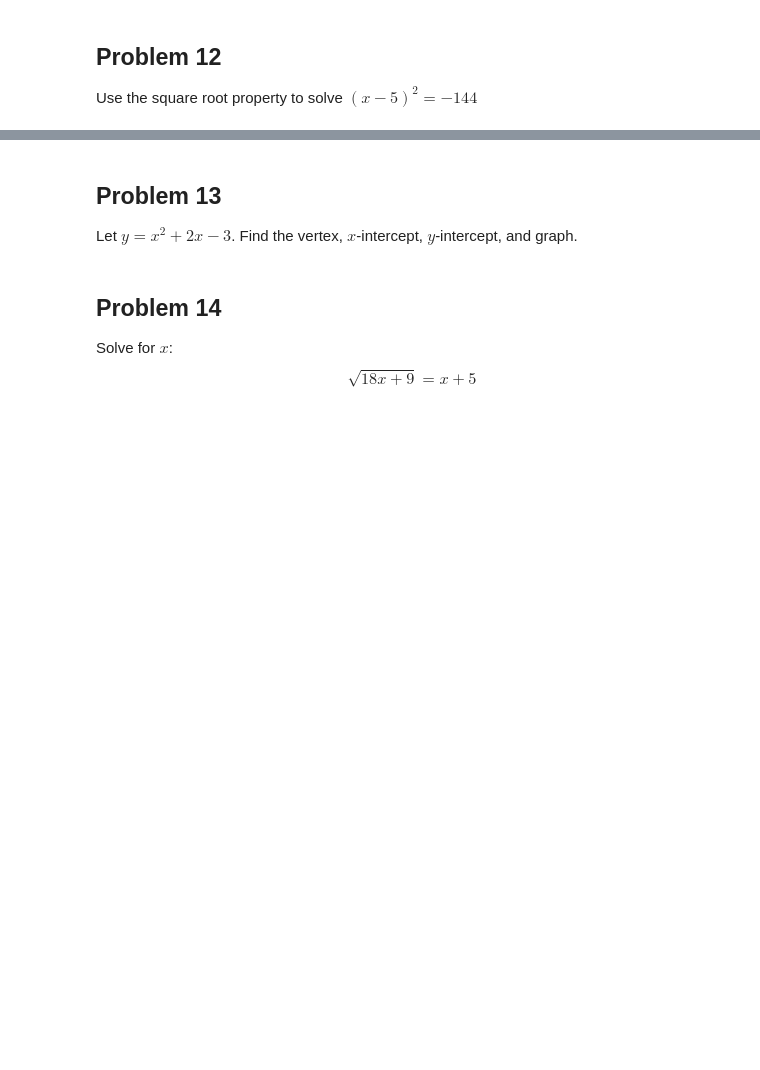
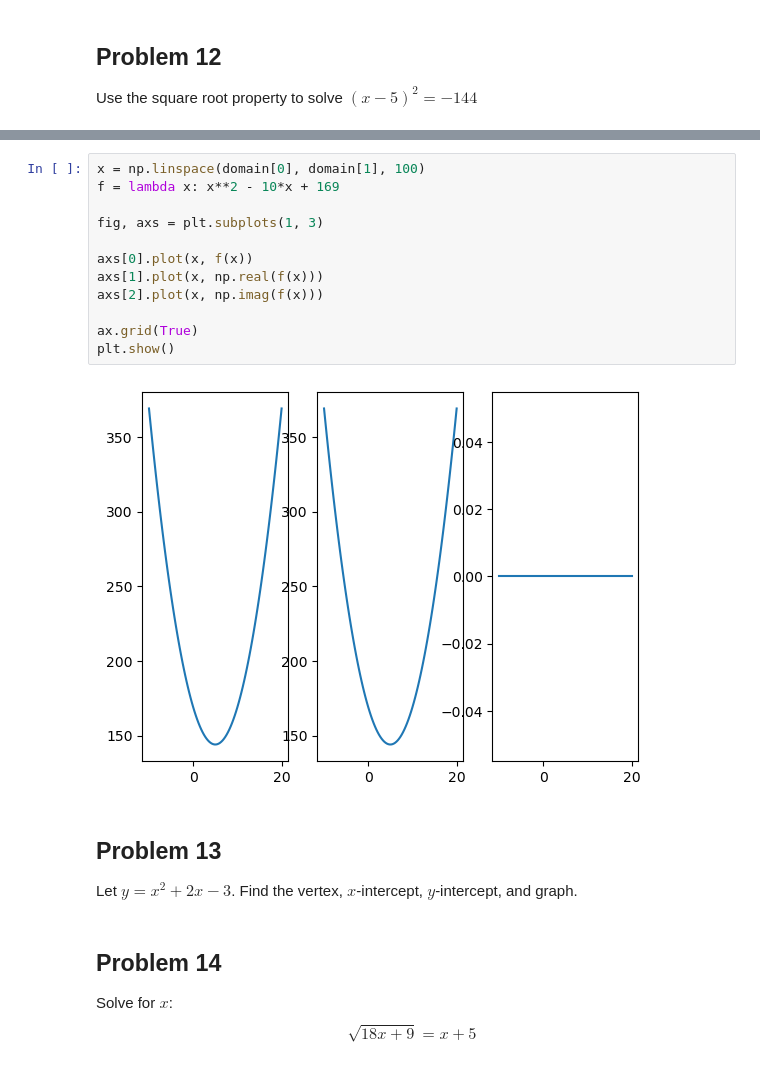
Before and after one commit to ParkerEnsing/Tutoring, a Jupyter notebook: Will_Graham/Lesson_1/Lesson_1.ipynb, the cells around one changed output, grey strips where cells are left out. Saved outputs shown, nothing was run; the diff lists cells and outputs as text; blank space fills up the shorter version.

```diff
--- a/Will_Graham/Lesson_1/Lesson_1.ipynb
+++ b/Will_Graham/Lesson_1/Lesson_1.ipynb
@@ -375,3 +489,17 @@ Use the square root property to solve $(x - 5)^2 = -144$
+# %%
+x = np.linspace(domain[0], domain[1], 100)
+f = lambda x: x**2 - 10*x + 169
+
+fig, axs = plt.subplots(1, 3)
+
+axs[0].plot(x, f(x))
+axs[1].plot(x, np.real(f(x)))
+axs[2].plot(x, np.imag(f(x)))
+
+ax.grid(True)
+plt.show()
+# %% [output]
+[figure, added]
 # %% [markdown]
 ## Problem 13 ##
 Let $y = x^2 + 2x - 3$. Find the vertex, $x$-intercept, $y$-intercept, and graph.
```
Also changed, not shown: parts of 10 cells of this notebook.
